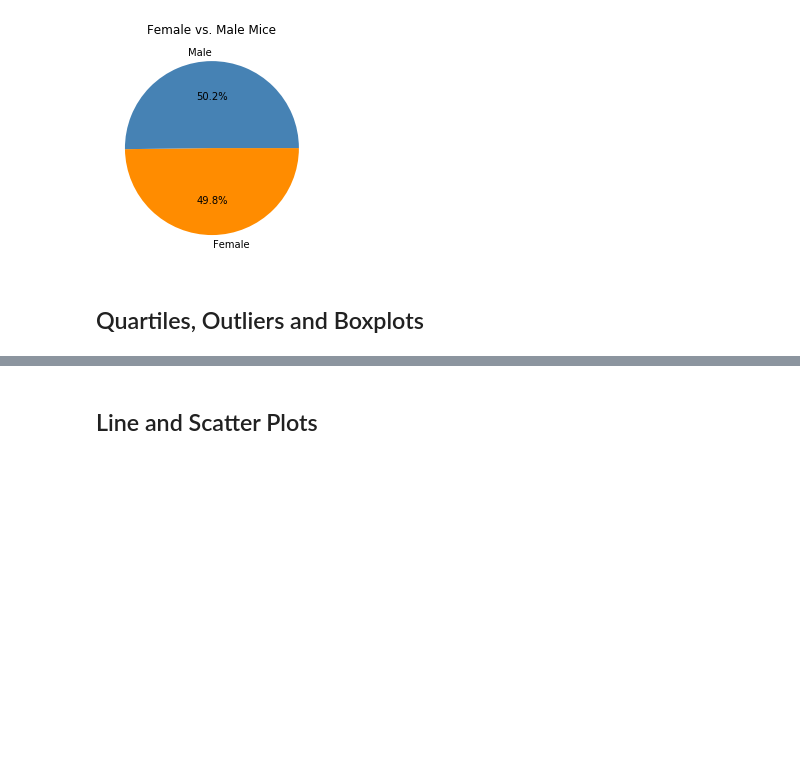
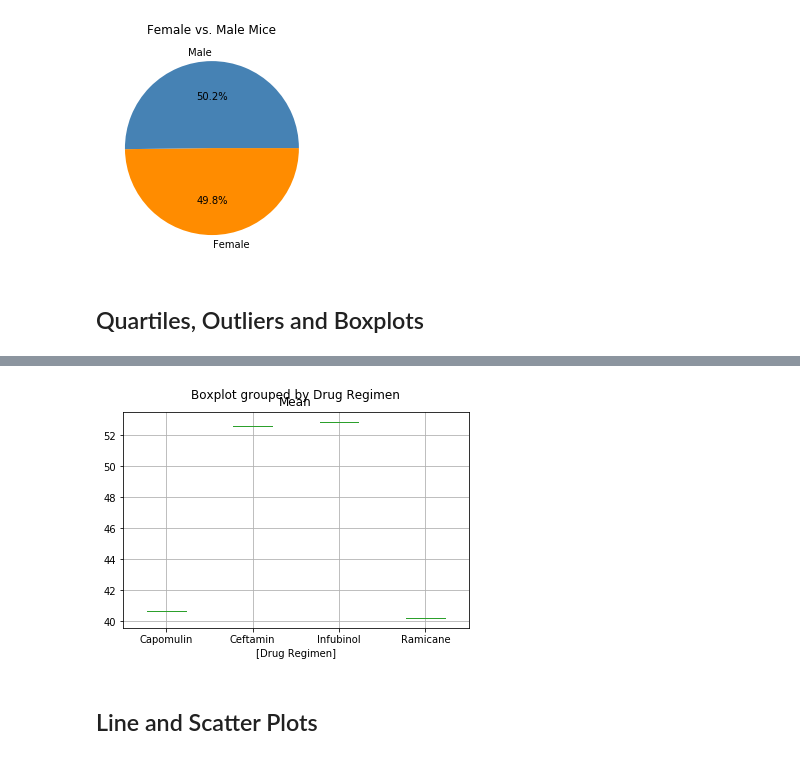
Before and after one commit to pauline-li/Matplotlib, a Jupyter notebook: Pymaceuticals/pymaceuticals_starter.ipynb, the cells around one changed output, grey strips where cells are left out. Drawn from its saved outputs; the diff is of its cells as text; code cells hidden in the pictures; blank space fills up the shorter version.

```diff
--- a/Pymaceuticals/pymaceuticals_starter.ipynb
+++ b/Pymaceuticals/pymaceuticals_starter.ipynb
@@ -241,6 +241,19 @@ find_outliers
 | Infubinol | 52.884795 | 51.820584 | 43.128684 | 6.567243 | 0.492236 | 10.002091 | 32.309217 | 42.311308 | ... |
 # %%
 # Generate a box plot of the final tumor volume of each mouse across four regimens of interest
+# fig1, ax1 = plt.subplots()
+# mouse_mean = find_outliers['Mean']
+
+# fig1, ax1, plt.subplots()
+# ax1.boxplot(mouse_mean)
+# plt.show()
+
+
+plot= find_outliers['Mean']
+
+boxplot = find_outliers.boxplot(column=['Mean'], by=['Drug Regimen'] )
+# %% [output]
+[figure, added]
 # %% [markdown]
 ## Line and Scatter Plots
 # %%
```
Also changed, not shown: parts of 1 cell of this notebook, 1 other file.
